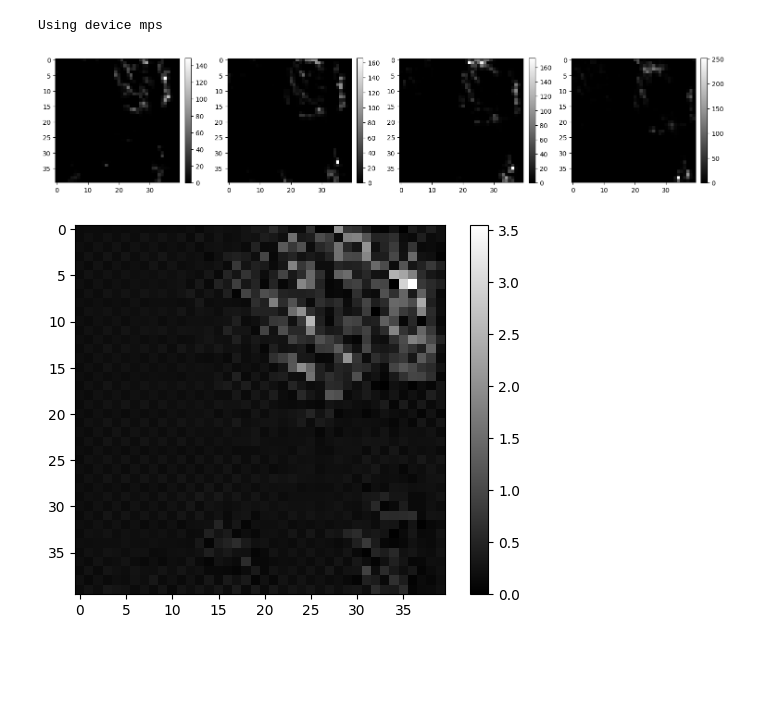
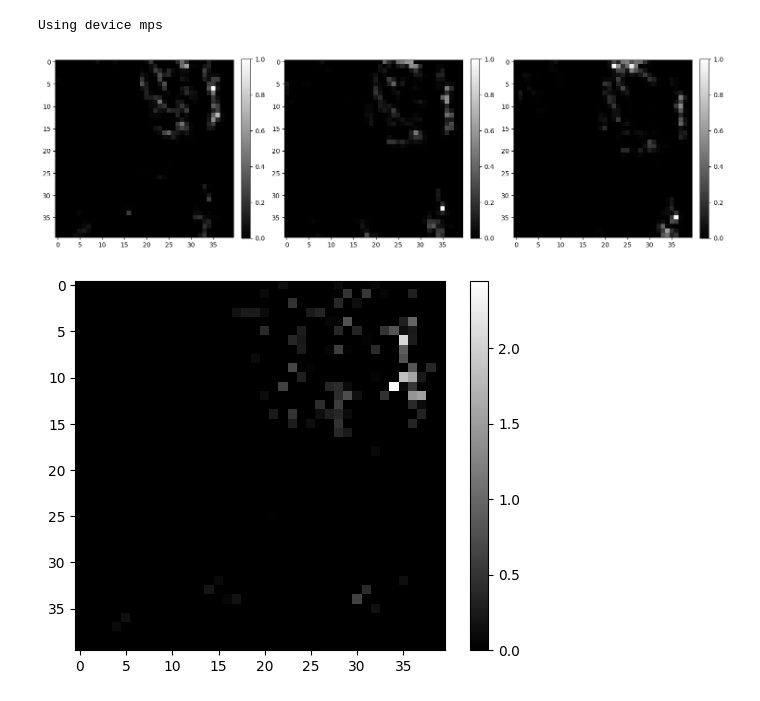
Before and after one commit to CippoX/nowcasting-with-transformers, a Jupyter notebook: test.ipynb, the cells around one changed output. Drawn from its saved outputs; the diff is of its cells as text; code cells hidden in the pictures; blank space fills up the shorter version.

```diff
--- a/test.ipynb
+++ b/test.ipynb
@@ -22,35 +22,44 @@ class WeatherDataset(Dataset):
 		data = np.loadtxt('./dataset/NimrodMLdata-1000x40x40x20-seed1.dat', comments='#', dtype=int)
 		# index, H, W, t
 		x = torch.from_numpy(data.ravel().reshape(B, C, H, W).transpose(0, 2, 3, 1))
+
+		# Normalization
+		x = x.float()
+		min_val = x.amin(dim=(1, 2), keepdim=True)
+		max_val = x.amax(dim=(1, 2), keepdim=True)
+		x = (x - min_val) / (max_val - min_val + 1e-8)
+
 		self.x = x.to(device)
 		self.n_samples = B * 17
 
 	def __getitem__(self, index):
 		sequence_index = index // 17
+		x =  torch.stack([self.x[sequence_index, :, :, index % 17],
+										self.x[sequence_index, :, :, index % 17 + 1],
+										self.x[sequence_index, :, :, index % 17 + 2]]
+										)
 
-		return torch.stack([self.x[sequence_index, :, :, index % 17],
-					  self.x[sequence_index, :, :, index % 17 + 1],
-						self.x[sequence_index, :, :, index % 17 + 2],
-						self.x[sequence_index, :, :, index % 17 + 3]]
-						)
+		y = self.x[sequence_index, :, :, index % 17 + 3]
+
+		return x, y
 
 	def __len__(self):
 		return self.n_samples
 # %%
 dataset = WeatherDataset()
-dataset_sample = dataset[0]
+x, y = dataset[0]
 
-num_images = len(dataset_sample)
+num_images = len(x)
 fig, axes = plt.subplots(1, num_images, figsize=(15, 5))
 
-for i, image in enumerate(dataset_sample):
+for i, image in enumerate(x):
 	img = axes[i].imshow(image.to('cpu'), cmap='gray')
 	fig.colorbar(img, ax=axes[i], fraction=0.046, pad=0.04)
 
 plt.tight_layout()
 plt.show()
 # %% [output]
-[figure, old version]
+[figure, new version]
 # %%
 class ConvBlock(nn.Sequential):
 	def __init__(self, in_channels, out_channels):
@@ -136,4 +145,4 @@ plt.imshow(y.detach().cpu().squeeze().numpy(), cmap='gray')
 plt.colorbar()
 plt.show()
 # %% [output]
-[figure, old version]
+[figure, new version]
```
